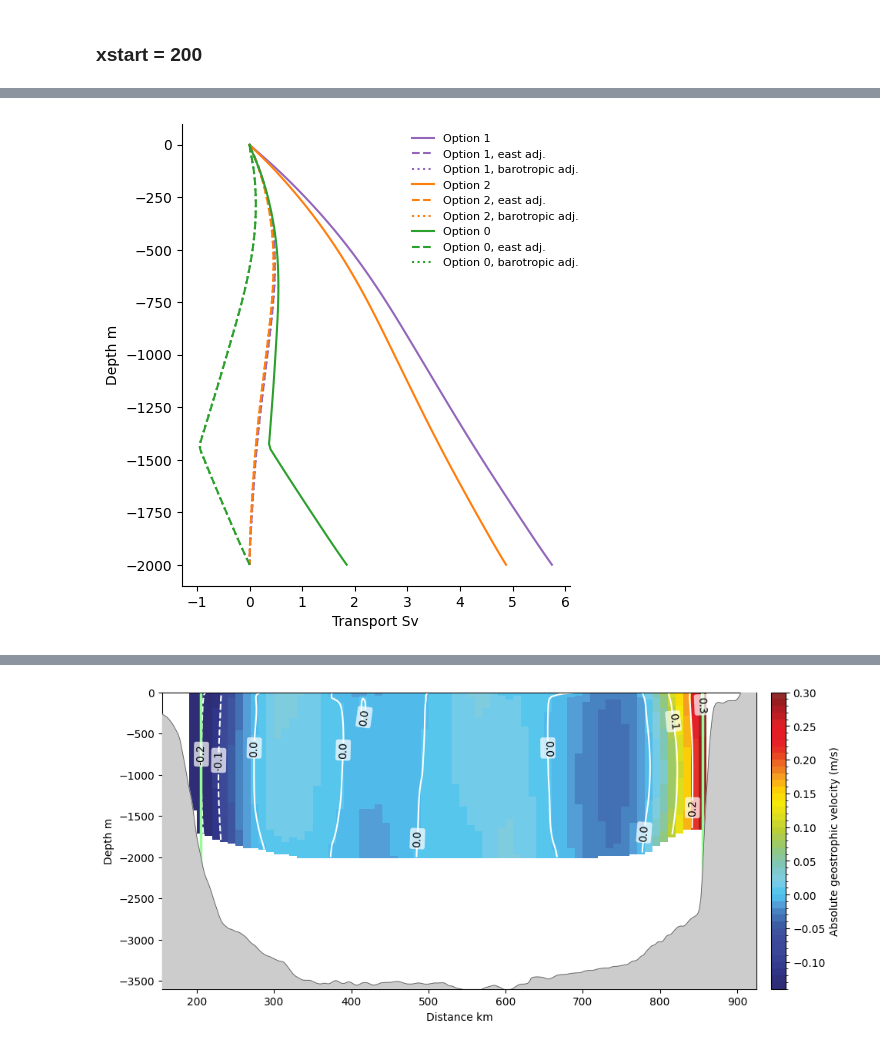
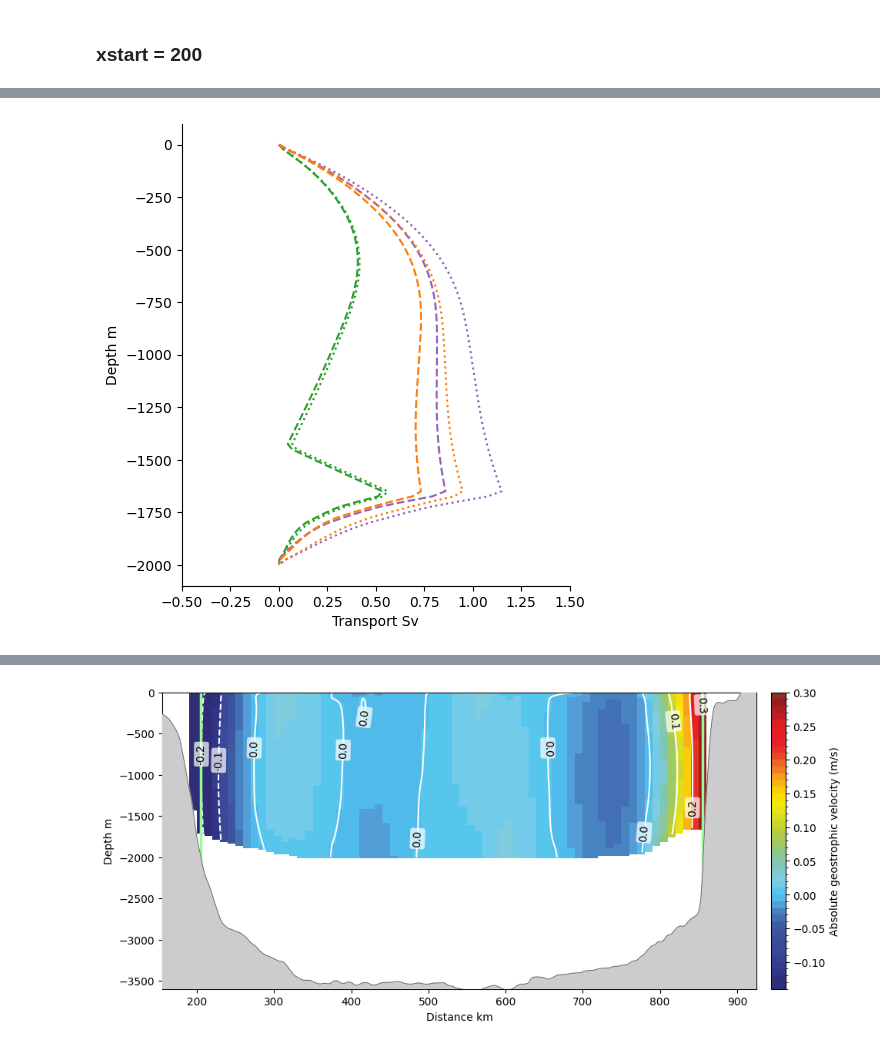
Before and after one commit to katjaschultz/labsea-project, a Jupyter notebook: notebooks/plotting.ipynb, the cells around one changed output, grey strips where cells are left out. Saved outputs shown, nothing was run; the diff lists cells and outputs as text; code cells hidden in the pictures.

```diff
--- a/notebooks/plotting.ipynb
+++ b/notebooks/plotting.ipynb
@@ -28,7 +28,7 @@ warnings.filterwarnings("ignore", category=SyntaxWarning)
 # %% [markdown]
 ### xstart = 200
 # %%
-mask_sigma = False
+mask_sigma = True
 # %%
 # x=200
 # define grid
@@ -186,29 +175,30 @@ Adjustment velocity of -0.02436 m/s determined at 0.00092 Sv vertical imbalance
 # %%
 plt.figure(figsize=(5, 6))
-plt.plot(strf_z_argo_200, z*1e3, label='Option 1', color='tab:purple' )
+
+#plt.plot(strf_z_argo_190, z*1e3, label='Option 0', color='tab:green' )
+plt.plot(strf_z_argo_190_adjEast, z*1e3, label='Option 0, east adj.', color='tab:green', linestyle='--')
+plt.plot(strf_z_argo_190_adj0, z*1e3, label='Option 0, barotropic adj.', color='tab:green', linestyle=':')
+
+#plt.plot(strf_z_argo_200, z*1e3, label='Option 1', color='tab:purple' )
 plt.plot(strf_z_argo_200_adjEast, z*1e3, label='Option 1, east adj.', color='tab:purple', linestyle='--')
 plt.plot(strf_z_argo_200_adj0, z*1e3, label='Option 1, barotropic adj.', color='tab:purple', linestyle=':')
 
-plt.plot(strf_z_argo_205, z*1e3, label='Option 2', color='tab:orange' )
+#plt.plot(strf_z_argo_205, z*1e3, label='Option 2', color='tab:orange' )
 plt.plot(strf_z_argo_205_adjEast, z*1e3, label='Option 2, east adj.', color='tab:orange', linestyle='--')
 plt.plot(strf_z_argo_205_adj0, z*1e3, label='Option 2, barotropic adj.', color='tab:orange', linestyle=':')
 
-plt.plot(strf_z_argo_190, z*1e3, label='Option 0', color='tab:green' )
-plt.plot(strf_z_argo_190_adjEast, z*1e3, label='Option 0, east adj.', color='tab:green', linestyle='--')
-plt.plot(strf_z_argo_190_adj0, z*1e3, label='Option 0, barotropic adj.', color='tab:green', linestyle=':')
-
-plt.legend(ncol=1, loc='upper right', fontsize=8, frameon=False, bbox_to_anchor=(1.05, 1.0))
+#plt.legend(ncol=1, loc='upper right', fontsize=8, frameon=False, bbox_to_anchor=(1.05, 1.0))
 
 plt.xlabel('Transport Sv')
 plt.ylabel('Depth m')
 
 #enable axis lines top and right
 ax = plt.gca()
 ax.spines['top'].set_visible(False)
 ax.spines['right'].set_visible(False)
 
-#plt.xlim(-1,1)
-plt.savefig(parent_dir / 'figures/all_options_vertical_transports_NoDensityMask.png', dpi=300, bbox_inches='tight')
+plt.xlim(-0.5,1.5)#
+plt.savefig(parent_dir / 'figures/all_options_vertical_transports_zoom.png', dpi=300, bbox_inches='tight')
 plt.show()
 # %% [output]
-[figure, old version]
+[figure, new version]
```
Also changed, not shown: parts of 10 cells of this notebook, 10 other files.
